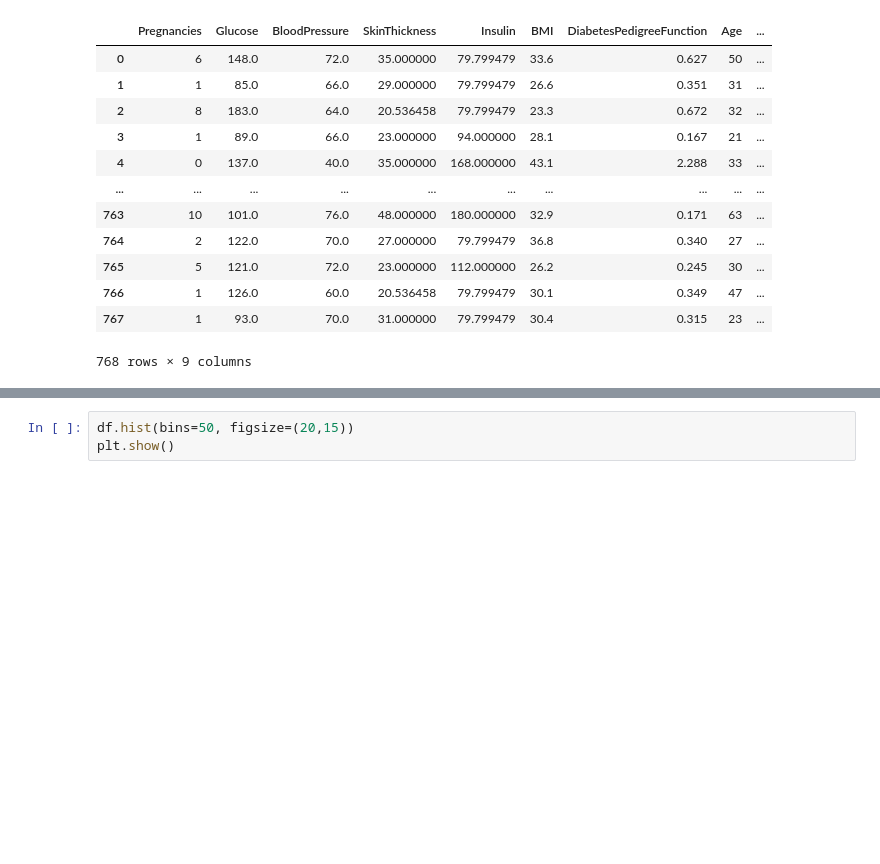
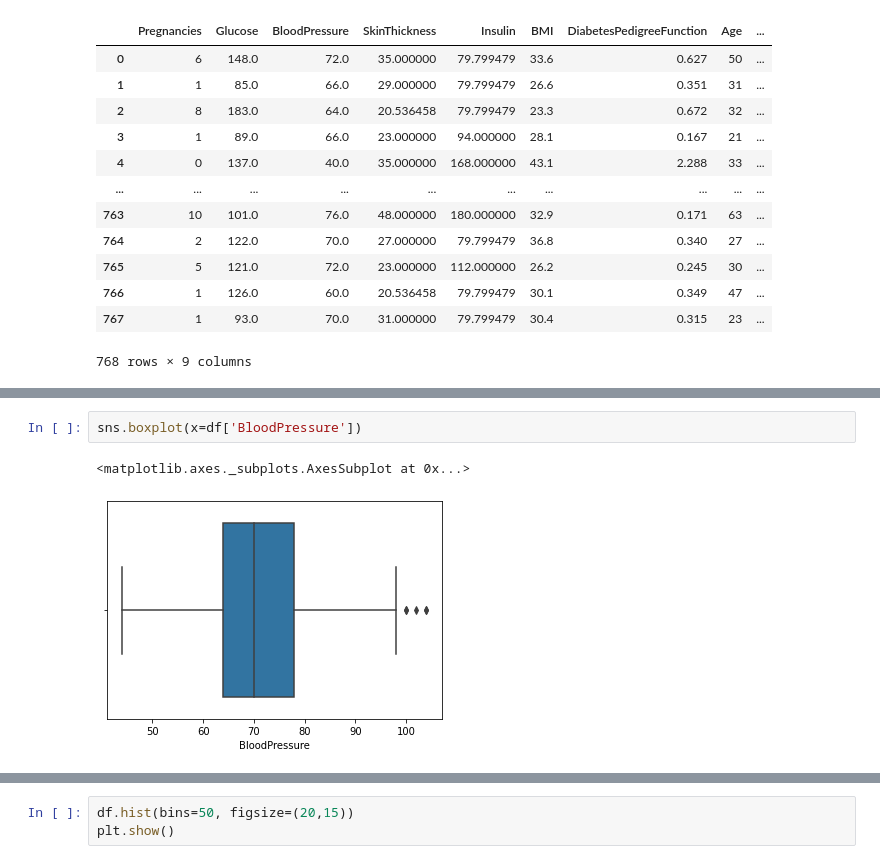
Before and after one commit to onedayxzn/Sistem-Pendeteksi-Dini-Diabetes, a Jupyter notebook: Model.ipynb, the cells around one changed output, grey strips where cells are left out. Saved outputs shown, nothing was run; the diff lists cells and outputs as text; blank space fills up the shorter version.

```diff
--- a/Model.ipynb
+++ b/Model.ipynb
@@ -192,0 +197,5 @@ df.shape
+# %%
+sns.boxplot(x=df['BloodPressure'])
+# %% [output]
+<matplotlib.axes._subplots.AxesSubplot at 0x...>
+[figure, added]
```
Also changed, not shown: parts of 9 cells of this notebook.
